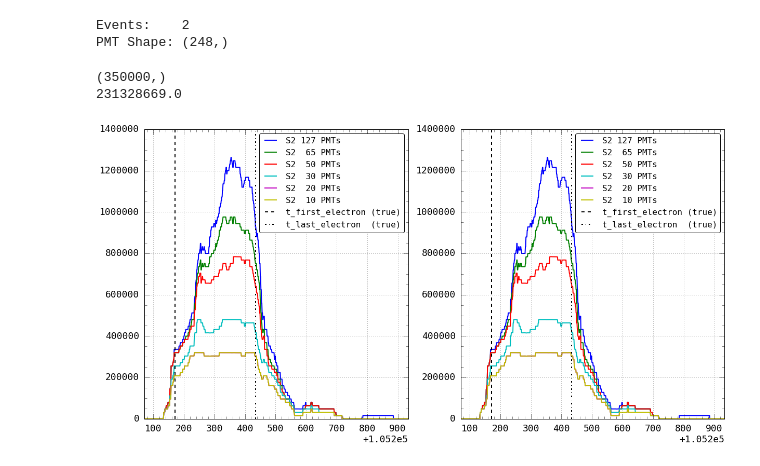
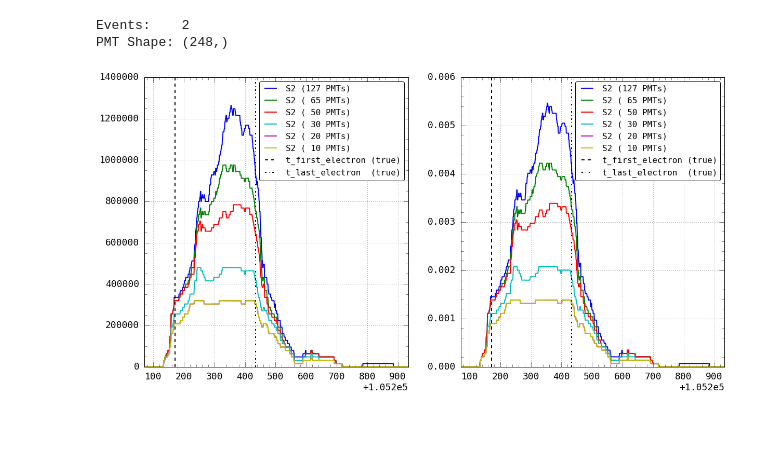
Before and after one commit to dbarg/pax_reconstruction, a Jupyter notebook: plot_s2_waveforms.ipynb, the cells around one changed output. Saved outputs shown, nothing was run; the diff lists cells and outputs as text; code cells hidden in the pictures; blank space fills up the shorter version.

```diff
--- a/plot_s2_waveforms.ipynb
+++ b/plot_s2_waveforms.ipynb
@@ -98,58 +98,60 @@ arr_waveform_sum030 = sumWaveformsOverPMTs(df_pmts, idxs_pmts_top030, s0, s1)
 arr_waveform_sum020 = sumWaveformsOverPMTs(df_pmts, idxs_pmts_top020, s0, s1)
 arr_waveform_sum010 = sumWaveformsOverPMTs(df_pmts, idxs_pmts_top020, s0, s1)
 
-arr_waveform_sum127_norm = arr_waveform_sum127
-arr_waveform_sum065_norm = arr_waveform_sum065
-arr_waveform_sum050_norm = arr_waveform_sum050
-arr_waveform_sum030_norm = arr_waveform_sum030
-arr_waveform_sum020_norm = arr_waveform_sum020
-arr_waveform_sum010_norm = arr_waveform_sum010
+sum_s2_all = np.sum(arr_waveform_sum127[s0:s1])
+
+nSamples = len(arr_waveform_sum127)
+
+arr_waveform_sum127_norm = np.divide(arr_waveform_sum127, sum_s2_all*np.ones(nSamples))
+arr_waveform_sum065_norm = np.divide(arr_waveform_sum065, sum_s2_all*np.ones(nSamples))
+arr_waveform_sum050_norm = np.divide(arr_waveform_sum050, sum_s2_all*np.ones(nSamples))
+arr_waveform_sum030_norm = np.divide(arr_waveform_sum030, sum_s2_all*np.ones(nSamples))
+arr_waveform_sum020_norm = np.divide(arr_waveform_sum020, sum_s2_all*np.ones(nSamples))
+arr_waveform_sum010_norm = np.divide(arr_waveform_sum010, sum_s2_all*np.ones(nSamples))
+
+if (np.sum(arr_waveform_sum127_norm[s0:s1]) != 1):
+
+    print("Error in Normalizatoin!")
 # %%
 
 ##########################################################################################
 ##########################################################################################
 
 f, ax = plt.subplots(nrows=1, ncols=2, figsize=(20, 10))
 
 ax1 = plt.subplot(1, 2, 1)
-plt.plot(arr_waveform_sum127, label='S2 127 PMTs')
-plt.plot(arr_waveform_sum65 , label='S2  65 PMTs')
-plt.plot(arr_waveform_sum50 , label='S2  50 PMTs')
-plt.plot(arr_waveform_sum30 , label='S2  30 PMTs')
-plt.plot(arr_waveform_sum20 , label='S2  20 PMTs')
-plt.plot(arr_waveform_sum10 , label='S2  10 PMTs')
+plt.plot(arr_waveform_sum127, label='S2 (127 PMTs)')
+plt.plot(arr_waveform_sum065, label='S2 ( 65 PMTs)')
+plt.plot(arr_waveform_sum050, label='S2 ( 50 PMTs)')
+plt.plot(arr_waveform_sum030, label='S2 ( 30 PMTs)')
+plt.plot(arr_waveform_sum020, label='S2 ( 20 PMTs)')
+plt.plot(arr_waveform_sum010, label='S2 ( 10 PMTs)')
 plt.axvline(x=s0, color='k', linestyle='dashed' , label='t_first_electron (true)')
 plt.axvline(x=s1, color='k', linestyle='dashdot', label='t_last_electron  (true)')
 plt.xlim([s0-100, s1+500])
 plt.legend(fontsize=16)
 
 #
 ax2 = plt.subplot(1, 2, 2)
-plt.plot(arr_waveform_sum127_norm, label='S2 127 PMTs')
-plt.plot(arr_waveform_sum065_norm, label='S2  65 PMTs')
-plt.plot(arr_waveform_sum050_norm, label='S2  50 PMTs')
-plt.plot(arr_waveform_sum030_norm, label='S2  30 PMTs')
-plt.plot(arr_waveform_sum020_norm, label='S2  20 PMTs')
-plt.plot(arr_waveform_sum010_norm, label='S2  10 PMTs')
+plt.plot(arr_waveform_sum127_norm, label='S2 (127 PMTs)')
+plt.plot(arr_waveform_sum065_norm, label='S2 ( 65 PMTs)')
+plt.plot(arr_waveform_sum050_norm, label='S2 ( 50 PMTs)')
+plt.plot(arr_waveform_sum030_norm, label='S2 ( 30 PMTs)')
+plt.plot(arr_waveform_sum020_norm, label='S2 ( 20 PMTs)')
+plt.plot(arr_waveform_sum010_norm, label='S2 ( 10 PMTs)')
 plt.axvline(x=s0, color='k', linestyle='dashed' , label='t_first_electron (true)')
 plt.axvline(x=s1, color='k', linestyle='dashdot', label='t_last_electron  (true)')
 plt.xlim([s0-100, s1+500])
 plt.legend(fontsize=16)
-
-sum_s2_all = np.sum(arr_waveform_sum127[s0:s1])
-print(arr_waveform_sum127.shape)
-print(sum_s2_all)
 
 f.savefig("plots/s2_summed_frac.png")
 plt.close()
 
 print()
 display(f)
 print()
 # %% [output]
-(350000,)
-231328669.0
-[figure, old version]
+[figure, new version]
 # %%
 
 sum_s2_all = 1
```
Also changed, not shown: parts of 1 cell of this notebook.
